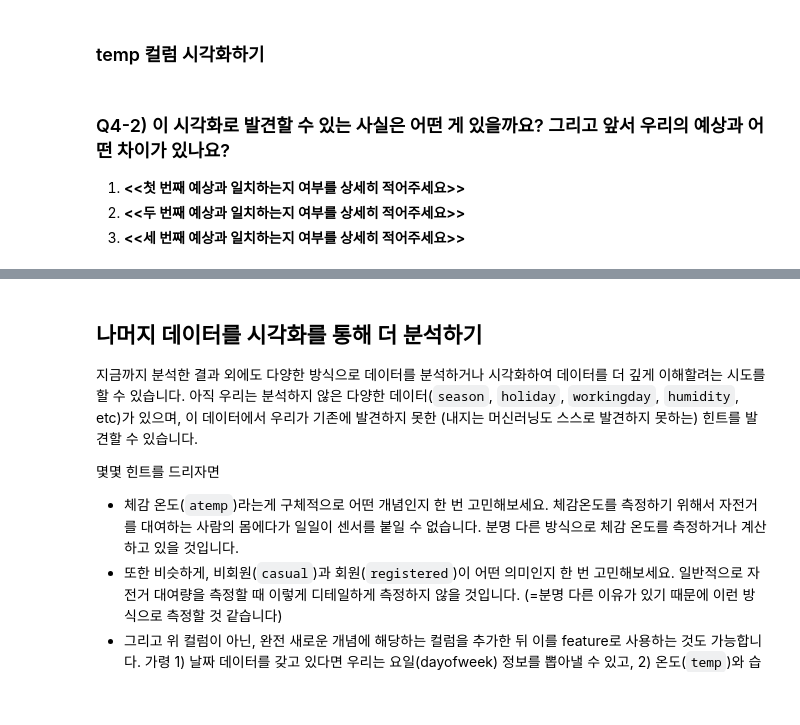
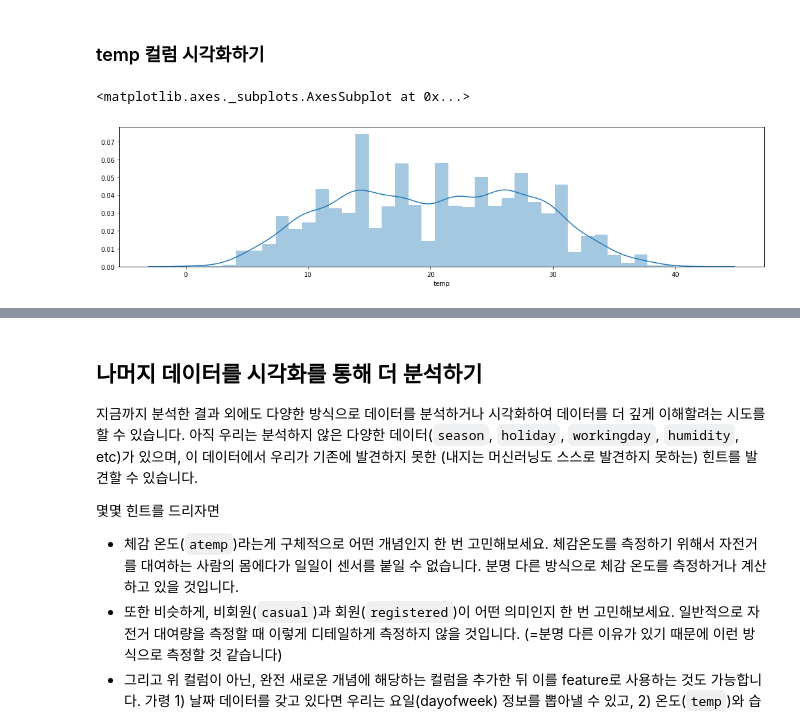
Before and after one commit to neoplane/Class101_DS_School, a Jupyter notebook: Chapter5_bsd_assignment.ipynb, the cells around one changed output, grey strips where cells are left out. Cells and saved outputs as stored; diff of their text form; code cells hidden in the pictures; blank space fills up the shorter version.

```diff
--- a/Chapter5_bsd_assignment.ipynb
+++ b/Chapter5_bsd_assignment.ipynb
@@ -318,6 +316,6 @@ sns.pointplot(data = train, x = 'windspeed', y = 'count')
-# %% [markdown]
-### Q4-2) 이 시각화로 발견할 수 있는 사실은 어떤 게 있을까요? 그리고 앞서 우리의 예상과 어떤 차이가 있나요?
-
-1. **<<첫 번째 예상과 일치하는지 여부를 상세히 적어주세요>>**
-2. **<<두 번째 예상과 일치하는지 여부를 상세히 적어주세요>>**
-3. **<<세 번째 예상과 일치하는지 여부를 상세히 적어주세요>>**
+# %%
+plt.figure(figsize= (18, 4))
+sns.distplot(train['temp'])
+# %% [output]
+<matplotlib.axes._subplots.AxesSubplot at 0x...>
+[figure, added]
```
Also changed, not shown: parts of 18 cells of this notebook, 3 other files.
